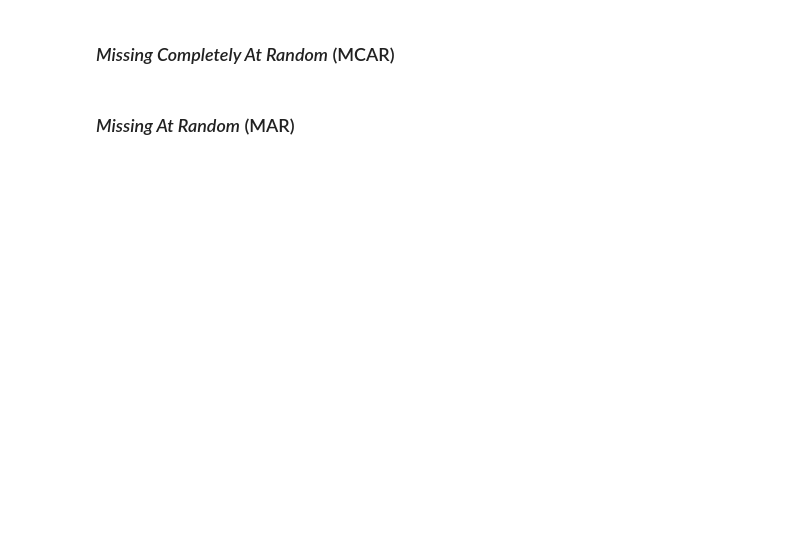
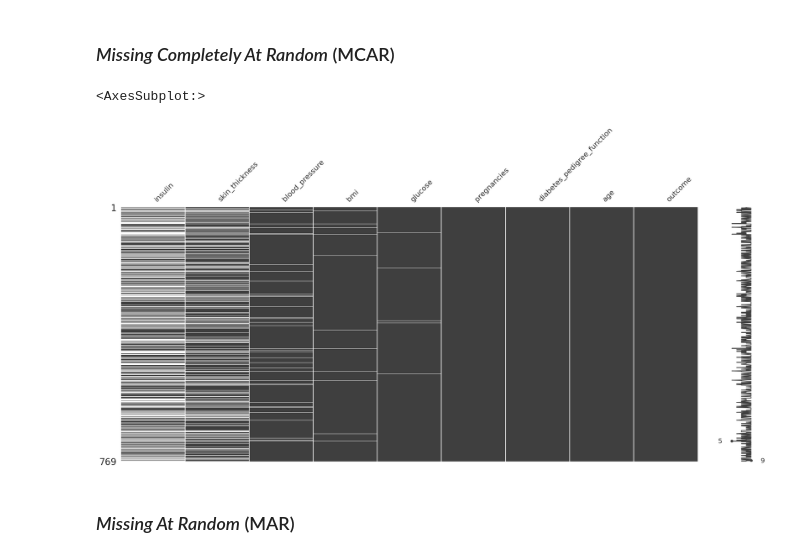
Before and after one commit to DiegoLerma/manejo_valores_faltantes_python, a Jupyter notebook: notebooks/live-exploration-missing-values.ipynb, the cells around one changed output. Cells and saved outputs as stored; diff of their text form; code cells hidden in the pictures; blank space fills up the shorter version.

```diff
--- a/notebooks/live-exploration-missing-values.ipynb
+++ b/notebooks/live-exploration-missing-values.ipynb
@@ -819,4 +821,13 @@ diabetes_df.missing.missing_variable_plot()
 # %% [markdown]
 ### _Missing Completely At Random_ (MCAR)
+# %%
+(
+    diabetes_df
+    .missing.sort_variables_by_missingness()
+    .pipe(missingno.matrix)
+)
+# %% [output]
+<AxesSubplot:>
+[figure, added]
 # %% [markdown]
 ### _Missing At Random_ (MAR)
```
Also changed, not shown: parts of 14 cells of this notebook, 1 other file.
